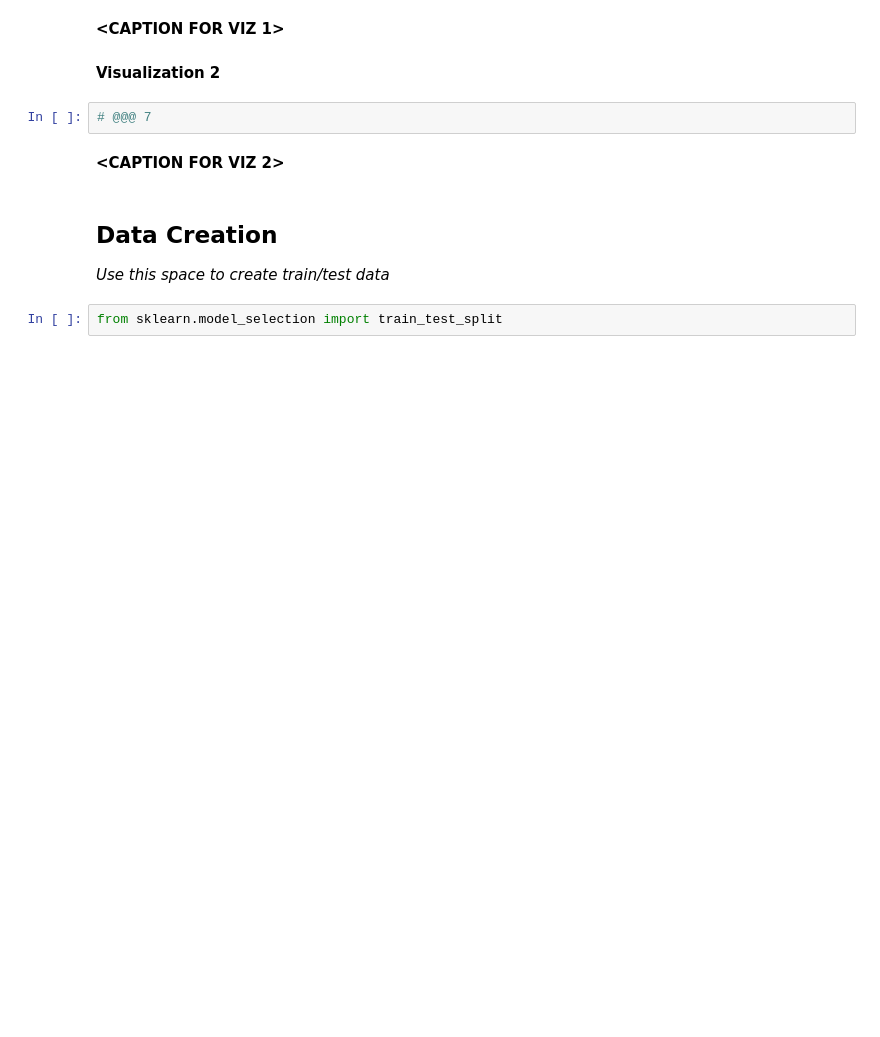
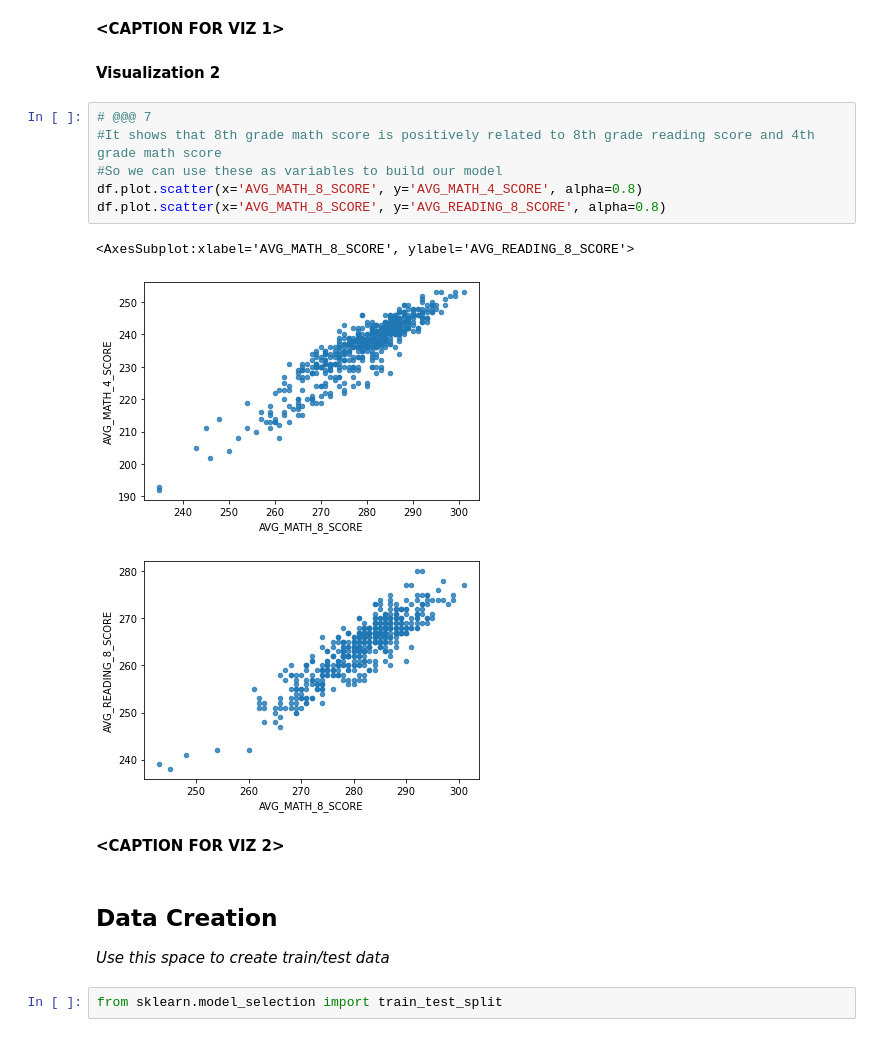
Before and after one commit to Ruohan0413/MDST-Tutorial, a Jupyter notebook: tutorial1/checkpoint1.ipynb, the cells around one changed output. Cells and saved outputs as stored; diff of their text form; blank space fills up the shorter version.

```diff
--- a/tutorial1/checkpoint1.ipynb
+++ b/tutorial1/checkpoint1.ipynb
@@ -156,8 +162,16 @@ Investigate the relationship between your chosen response variable and at least
 **<CAPTION FOR VIZ 1>**
 # %% [markdown]
 **Visualization 2**
-# %%
-# @@@ 7
+# %%
+# @@@ 7
+#It shows that 8th grade math score is positively related to 8th grade reading score and 4th grade math score
+#So we can use these as variables to build our model
+df.plot.scatter(x='AVG_MATH_8_SCORE', y='AVG_MATH_4_SCORE', alpha=0.8)
+df.plot.scatter(x='AVG_MATH_8_SCORE', y='AVG_READING_8_SCORE', alpha=0.8)
+# %% [output]
+<AxesSubplot:xlabel='AVG_MATH_8_SCORE', ylabel='AVG_READING_8_SCORE'>
+[figure, added]
+[figure, added]
 # %% [markdown]
 **<CAPTION FOR VIZ 2>**
 # %% [markdown]
```
Also changed, not shown: parts of 12 cells of this notebook.
